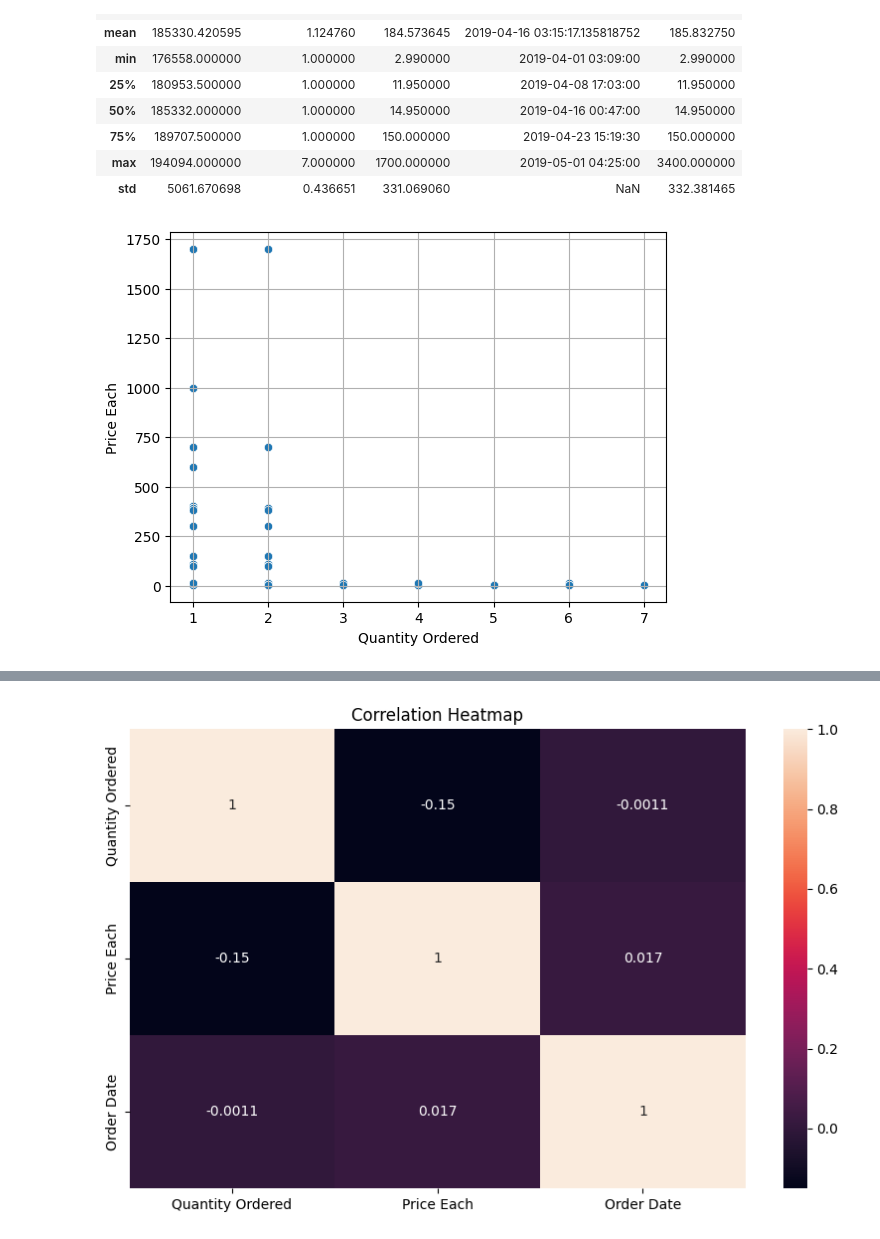
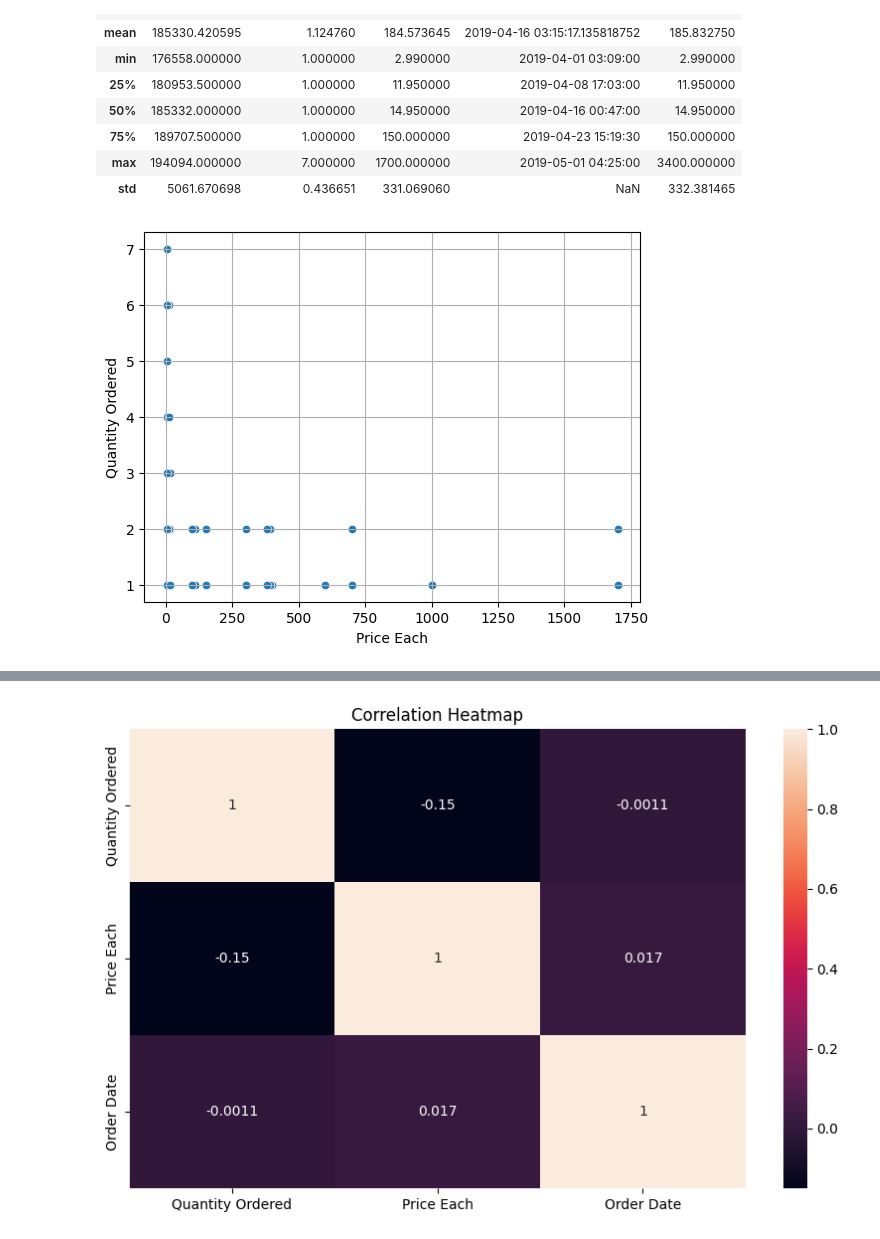
Before and after one commit to prathameshdubbewar/DataSmith_internship, a Jupyter notebook: Day15/analysis.ipynb, the cells around one changed output, grey strips where cells are left out. Drawn from its saved outputs; the diff is of its cells as text; code cells hidden in the pictures.

```diff
--- a/Day15/analysis.ipynb
+++ b/Day15/analysis.ipynb
@@ -92,11 +92,12 @@ df.describe()
 # %%
 import matplotlib.pyplot as plt
 import seaborn as sns
 
-sns.scatterplot(data=df, x='Quantity Ordered', y='Price Each')
-plt.xlabel('Quantity Ordered')
-plt.ylabel('Price Each')
+sns.scatterplot(data=df, x='Price Each', y='Quantity Ordered')
+
+plt.ylabel('Quantity Ordered')
+plt.xlabel('Price Each')
 plt.grid(True)
 plt.show()
 # %% [output]
-[figure, old version]
+[figure, new version]
```
Also changed, not shown: parts of 4 cells of this notebook, 7 other files.
